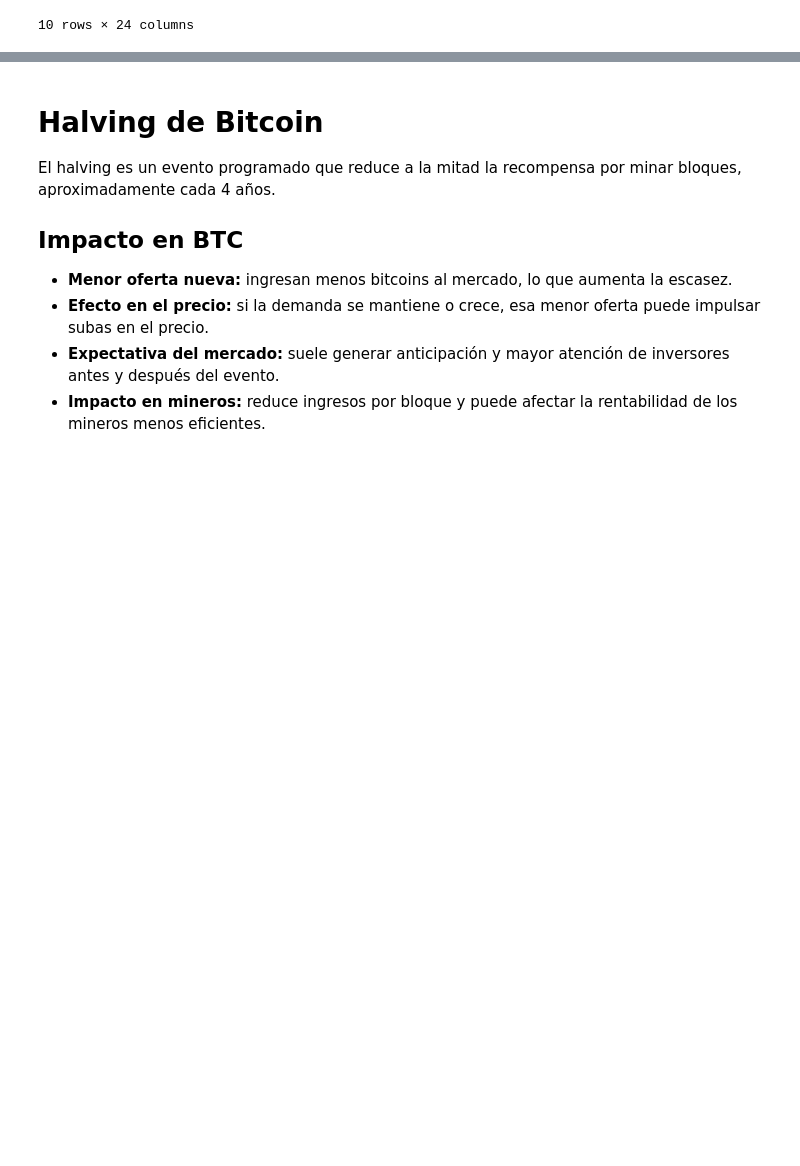
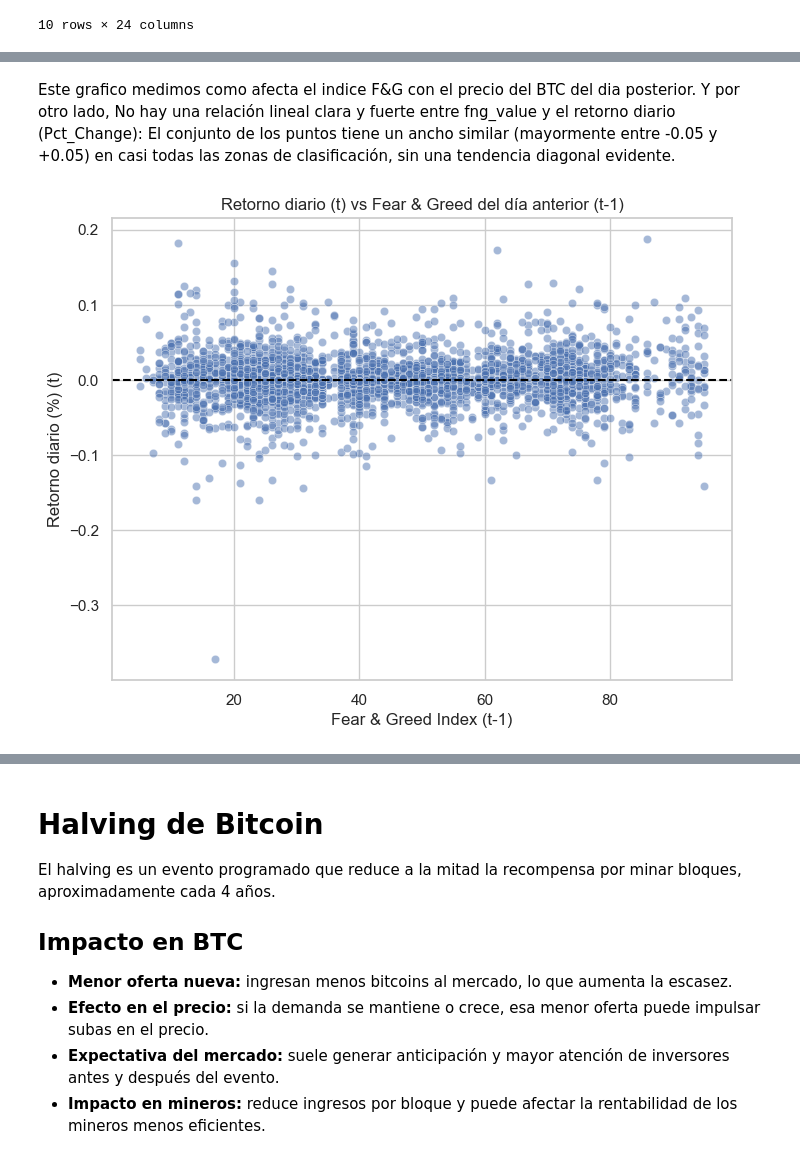
Before and after one commit to Miguelachoacho/TP-2026, a Jupyter notebook: Entrega3/AnalisisExploratorios/exploracionDatos.ipynb, the cells around one changed output, grey strips where cells are left out. Drawn from its saved outputs; the diff is of its cells as text; code cells hidden in the pictures; blank space fills up the shorter version.

```diff
--- a/Entrega3/AnalisisExploratorios/exploracionDatos.ipynb
+++ b/Entrega3/AnalisisExploratorios/exploracionDatos.ipynb
@@ -250,0 +257,15 @@ full_data.tail(10)
+# %% [markdown]
+Este grafico medimos como afecta el indice F&G con el precio del BTC del dia posterior. Y por otro lado, No hay una relación lineal clara y fuerte entre fng_value y el retorno diario (Pct_Change): El conjunto de los puntos tiene un ancho similar (mayormente entre -0.05 y +0.05) en casi todas las zonas de clasificación, sin una tendencia diagonal evidente.
+# %%
+full_data['fng_value_lag1'] = full_data['fng_value'].shift(1)
+scatter_data = full_data[['Pct_Change', 'fng_value_lag1', 'fng_classification']].dropna()
+
+plt.figure(figsize=(8, 6))
+sns.scatterplot(data=scatter_data, x='fng_value_lag1', y='Pct_Change', alpha=0.5)
+plt.axhline(0, color='black', linestyle='--')
+plt.title('Retorno diario (t) vs Fear & Greed del día anterior (t-1)')
+plt.xlabel('Fear & Greed Index (t-1)')
+plt.ylabel('Retorno diario (%) (t)')
+plt.show()
+# %% [output]
+[figure, added]
```
Also changed, not shown: parts of 13 cells of this notebook, 1 other file.
